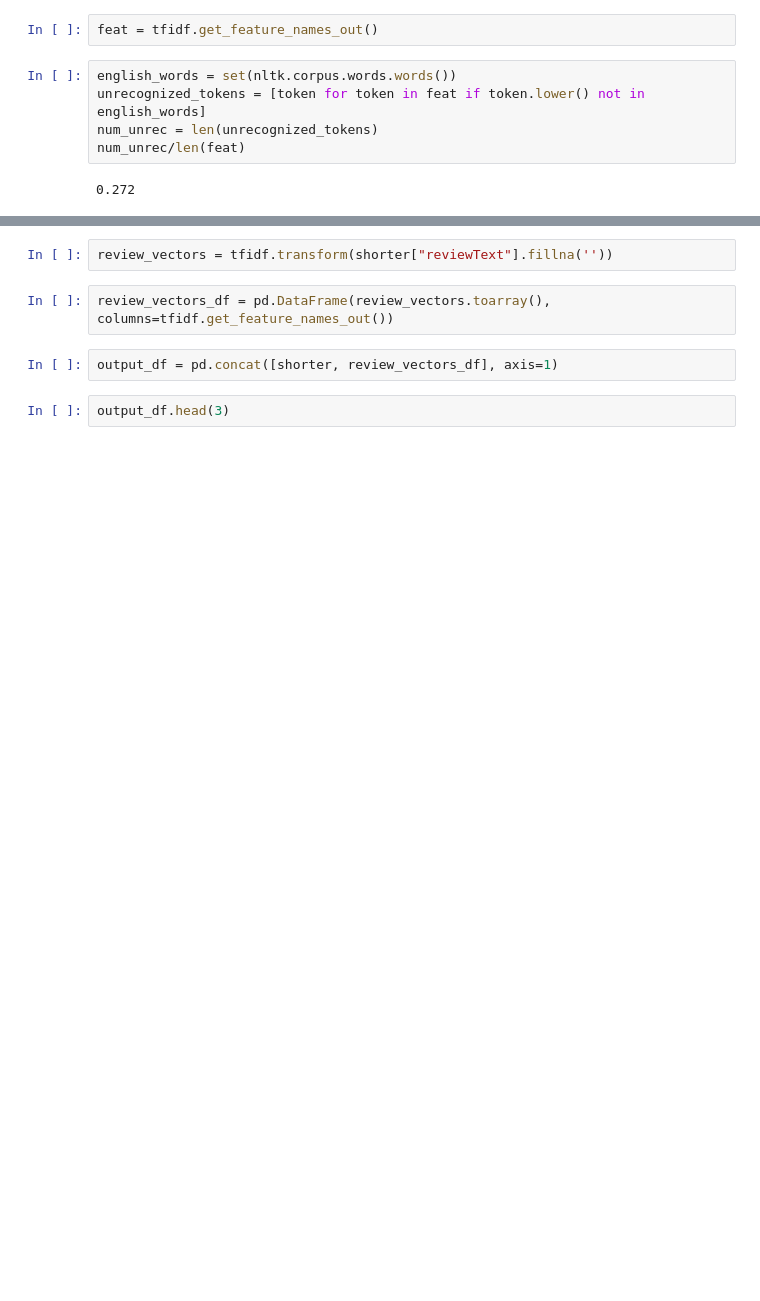
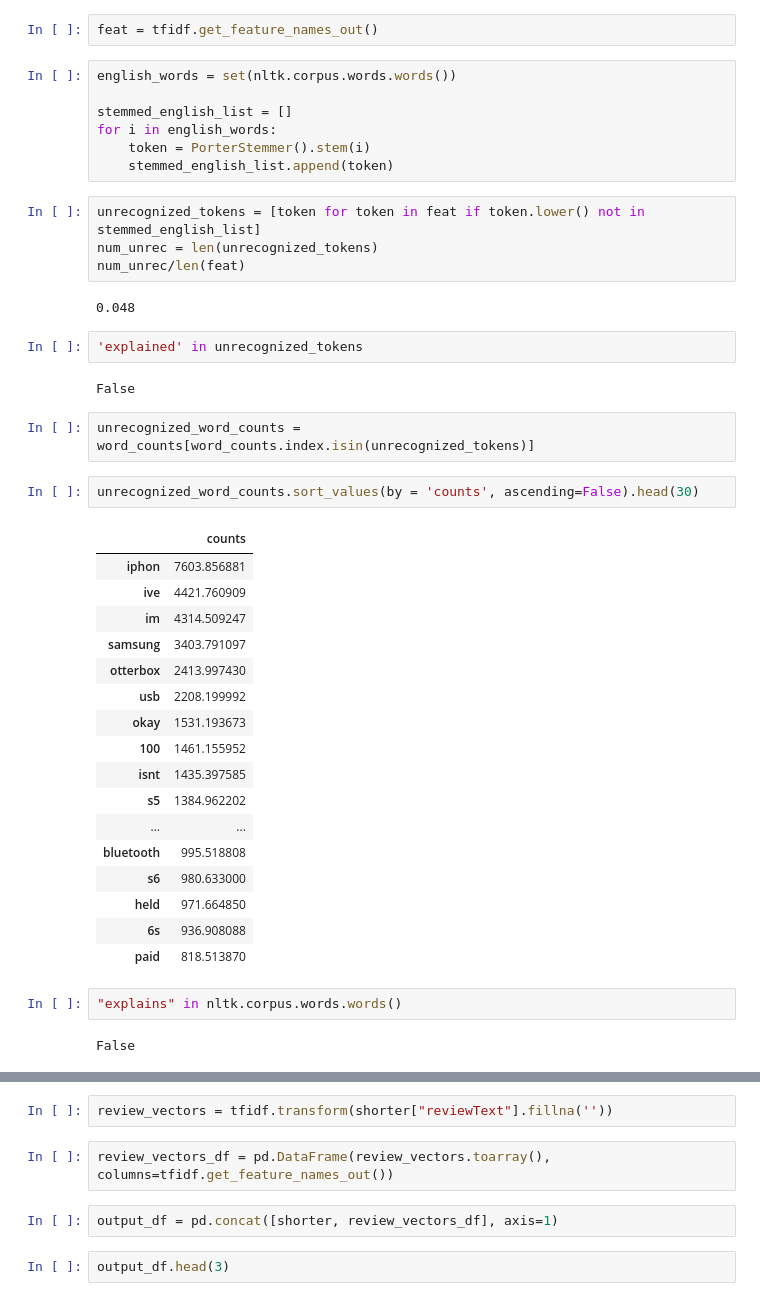
Before and after one commit to 0smee/nlp-capstone, a Jupyter notebook: notebooks/02-eda.ipynb, the cells around one changed output, grey strips where cells are left out. Drawn from its saved outputs; the diff is of its cells as text; blank space fills up the shorter version.

```diff
--- a/notebooks/02-eda.ipynb
+++ b/notebooks/02-eda.ipynb
@@ -161,9 +185,45 @@ plt.show()
 # %%
 feat = tfidf.get_feature_names_out()
+# %%
+english_words = set(nltk.corpus.words.words())
+
+stemmed_english_list = []
+for i in english_words:
+    token = PorterStemmer().stem(i)
+    stemmed_english_list.append(token)
 # %%
-english_words = set(nltk.corpus.words.words())
-unrecognized_tokens = [token for token in feat if token.lower() not in english_words]
+unrecognized_tokens = [token for token in feat if token.lower() not in stemmed_english_list]
 num_unrec = len(unrecognized_tokens)
 num_unrec/len(feat)
 # %% [output]
-0.272
+0.048
+# %%
+'explained' in unrecognized_tokens
+# %% [output]
+False
+# %%
+unrecognized_word_counts = word_counts[word_counts.index.isin(unrecognized_tokens)]
+# %%
+unrecognized_word_counts.sort_values(by = 'counts', ascending=False).head(30)
+# %% [output]
+|  | counts |
+| iphon | 7603.856881 |
+| ive | 4421.760909 |
+| im | 4314.509247 |
+| samsung | 3403.791097 |
+| otterbox | 2413.997430 |
+| usb | 2208.199992 |
+| okay | 1531.193673 |
+| 100 | 1461.155952 |
+| isnt | 1435.397585 |
+| s5 | 1384.962202 |
+| ... | ... |
+| bluetooth | 995.518808 |
+| s6 | 980.633000 |
+| held | 971.664850 |
+| 6s | 936.908088 |
+| paid | 818.513870 |
+# %%
+"explains" in nltk.corpus.words.words()
+# %% [output]
+False
```
Also changed, not shown: parts of 9 cells of this notebook, 2 other files.
